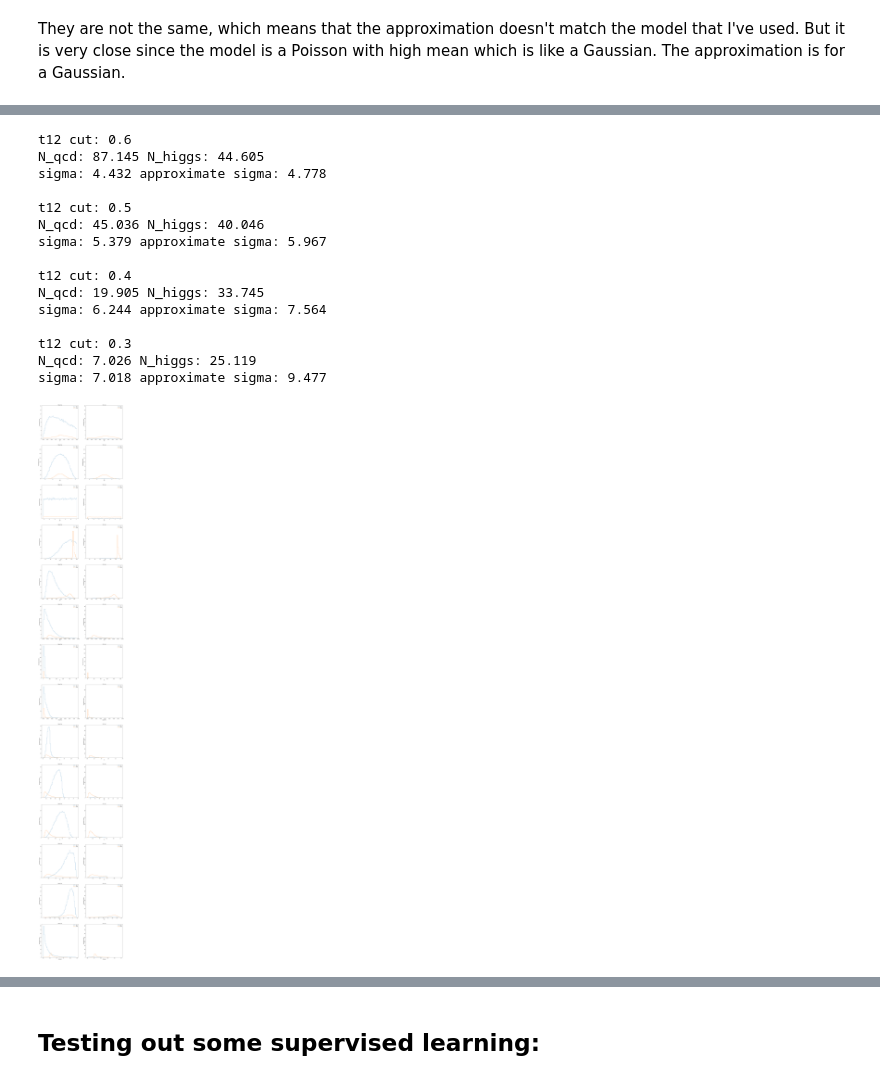
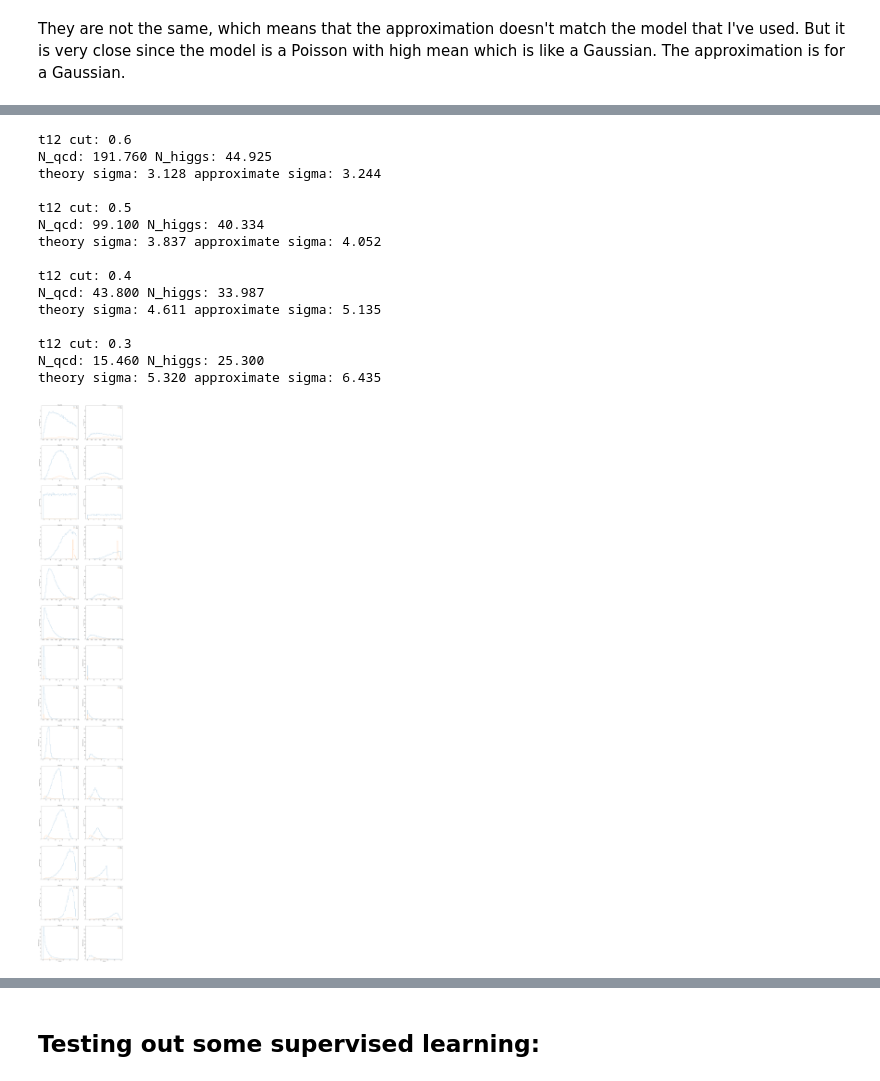
Before and after one commit to bvshih/PHYS434, a Jupyter notebook: Lab7/Lab7.ipynb, the cells around one changed output, grey strips where cells are left out. Drawn from its saved outputs; the diff is of its cells as text; code cells hidden in the pictures.

```diff
--- a/Lab7/Lab7.ipynb
+++ b/Lab7/Lab7.ipynb
@@ -57,12 +66,10 @@ for i in mass_cut:
 
     print(f'N_qcd: {n_qcd:0.3f} N_higgs: {n_higgs:0.3f}')
 
-    prob = stats.poisson.sf(n_qcd + n_higgs, n_qcd)
-    sigma = stats.norm.isf(prob)
+    theory_sigma = theory(n_qcd, n_higgs)
+    approx_sigma = approximation(n_qcd, n_higgs)
 
-    approx_sigma = n_higgs/np.sqrt(n_qcd)
-
-    print(f'sigma: {sigma:.3f} approximate sigma: {approx_sigma:.3f}\n')
+    print(f'theory sigma: {theory_sigma:.3f} approximate sigma: {approx_sigma:.3f}\n')
 # %% [output]
 mass cut: 180
 N_qcd: 1279.380 N_higgs: 50.000
@@ -94,9 +101,6 @@ normalization_qcd = 2000/len(qcd)
 
 cut_qcd = qcd[qcd['mass']<140]
 cut_higgs = higgs[higgs['mass']<140]
-
-normalization_qcd_cut = 2000/len(qcd)*len(cut_qcd)/len(qcd)
-normalization_higgs_cut = 50/len(higgs)*len(cut_higgs)/len(higgs)
 
 def get_ylims(y1, y2, y3, y4):
     all_y = np.hstack((y1, y2, y3, y4))
@@ -115,8 +119,8 @@ for i in range(len(keys)):
     hist1 = ax[i,0].hist(qcd[keys[i]], weights = np.ones(len(qcd))*normalization_qcd, bins = 50, histtype = 'step' ,label = 'QCD');
     hist2 = ax[i,0].hist(higgs[keys[i]], weights = np.ones(len(higgs))*normalization_higgs, bins = hist1[1], histtype = 'step' ,label = 'Higgs');
 
-    hist3 = ax[i,1].hist(cut_qcd[keys[i]], weights = np.ones(len(cut_qcd))*normalization_qcd_cut, bins = hist1[1], histtype = 'step' , label = 'QCD');
-    hist4 = ax[i,1].hist(cut_higgs[keys[i]], weights = np.ones(len(cut_higgs))*normalization_higgs_cut, bins = hist1[1], histtype = 'step', label = 'Higgs');
+    hist3 = ax[i,1].hist(cut_qcd[keys[i]], weights = np.ones(len(cut_qcd))*normalization_qcd, bins = hist1[1], histtype = 'step' , label = 'QCD');
+    hist4 = ax[i,1].hist(cut_higgs[keys[i]], weights = np.ones(len(cut_higgs))*normalization_higgs, bins = hist1[1], histtype = 'step', label = 'Higgs');
 
     #print(hist1[0], hist2[0], hist3[0], hist4[0])
 
@@ -140,33 +144,31 @@ for i in t21_cut:
     cut2_qcd = cut_qcd[cut_qcd['t21'] < i]
     cut2_higgs = cut_higgs[cut_higgs['t21'] < i]
 
-    n_qcd = 2000/len(qcd)*len(cut_qcd)/len(qcd)*len(cut2_qcd)
-    n_higgs = 50/len(higgs)*len(cut_higgs)/len(higgs)*len(cut2_higgs)
+    n_qcd = 2000/len(qcd)*len(cut2_qcd)
+    n_higgs = 50/len(higgs)*len(cut2_higgs)
 
     print(f'N_qcd: {n_qcd:0.3f} N_higgs: {n_higgs:0.3f}')
 
-    prob = stats.poisson.sf(n_qcd + n_higgs, n_qcd)
-    sigma = stats.norm.isf(prob)
+    theory_sigma = theory(n_qcd, n_higgs)
+    approx_sigma = approximation(n_qcd, n_higgs)
 
-    approx_sigma = n_higgs/np.sqrt(n_qcd)
-
-    print(f'sigma: {sigma:.3f} approximate sigma: {approx_sigma:.3f}\n')
+    print(f'theory sigma: {theory_sigma:.3f} approximate sigma: {approx_sigma:.3f}\n')
 # %% [output]
 t12 cut: 0.6
-N_qcd: 87.145 N_higgs: 44.605
-sigma: 4.432 approximate sigma: 4.778
+N_qcd: 191.760 N_higgs: 44.925
+theory sigma: 3.128 approximate sigma: 3.244
 
 t12 cut: 0.5
-N_qcd: 45.036 N_higgs: 40.046
-sigma: 5.379 approximate sigma: 5.967
+N_qcd: 99.100 N_higgs: 40.334
+theory sigma: 3.837 approximate sigma: 4.052
 
 t12 cut: 0.4
-N_qcd: 19.905 N_higgs: 33.745
-sigma: 6.244 approximate sigma: 7.564
+N_qcd: 43.800 N_higgs: 33.987
+theory sigma: 4.611 approximate sigma: 5.135
 
 t12 cut: 0.3
-N_qcd: 7.026 N_higgs: 25.119
-sigma: 7.018 approximate sigma: 9.477
+N_qcd: 15.460 N_higgs: 25.300
+theory sigma: 5.320 approximate sigma: 6.435
 # %%
 keys = ['pt', 'eta', 'phi', 'mass', 'ee2', 'ee3', 'd2', 'angularity', 't1',
        't2', 't3', 't21', 't32', 'KtDeltaR']
@@ -182,49 +184,43 @@ cut_higgs = higgs[higgs['mass']<140]
 
 cut2_qcd = cut_qcd[cut_qcd['t21'] < 0.6]
 cut2_higgs = cut_higgs[cut_higgs['t21'] < 0.6]
-
-normalization_qcd_cut = 2000/len(qcd)*len(cut_qcd)/len(qcd)
-normalization_higgs_cut = 50/len(higgs)*len(cut_higgs)/len(higgs)
-
-normalization_qcd_cut2 = 2000/len(qcd)*len(cut_qcd)/len(qcd)*len(cut2_qcd)/len(qcd)
-normalization_higgs_cut2 = 50/len(higgs)*len(cut_higgs)/len(higgs)*len(cut2_higgs)/len(higgs)
 
 def get_ylims(y3, y4, y5, y6):
     all_y = np.hstack((y3, y4, y5, y6))
 
     ymax = all_y.max()+5
     ymin = all_y.min()
 
     #print(all_y)
 
     return ymax, ymin
 
 fig, ax = plt.subplots(14, 2, figsize = (20,140))
 
 for i in range(len(keys)):
     #hist1 = ax[i,0].hist(qcd[keys[i]], weights = np.ones(len(qcd))*normalization_qcd, bins = 50, histtype = 'step', label = 'QCD');
     #hist2 = ax[i,0].hist(higgs[keys[i]], weights = np.ones(len(higgs))*normalization_higgs, bins = hist1[1], histtype = 'step', label = 'Higgs');
 
-    hist3 = ax[i,0].hist(cut_qcd[keys[i]], weights = np.ones(len(cut_qcd))*normalization_qcd_cut, bins = 50, histtype = 'step', label = 'QCD');
-    hist4 = ax[i,0].hist(cut_higgs[keys[i]], weights = np.ones(len(cut_higgs))*normalization_higgs_cut, bins = hist3[1], histtype = 'step', label = 'Higgs');
+    hist3 = ax[i,0].hist(cut_qcd[keys[i]], weights = np.ones(len(cut_qcd))*normalization_qcd, bins = 50, histtype = 'step', label = 'QCD');
+    hist4 = ax[i,0].hist(cut_higgs[keys[i]], weights = np.ones(len(cut_higgs))*normalization_higgs, bins = hist3[1], histtype = 'step', label = 'Higgs');
 
-    hist5 = ax[i,1].hist(cut2_qcd[keys[i]], weights = np.ones(len(cut2_qcd))*normalization_qcd_cut2, bins = hist3[1], histtype = 'step', label = 'QCD');
-    hist6 = ax[i,1].hist(cut2_higgs[keys[i]], weights = np.ones(len(cut2_higgs))*normalization_higgs_cut2, bins = hist3[1], histtype = 'step', label = 'Higgs');
+    hist5 = ax[i,1].hist(cut2_qcd[keys[i]], weights = np.ones(len(cut2_qcd))*normalization_qcd, bins = hist3[1], histtype = 'step', label = 'QCD');
+    hist6 = ax[i,1].hist(cut2_higgs[keys[i]], weights = np.ones(len(cut2_higgs))*normalization_higgs, bins = hist3[1], histtype = 'step', label = 'Higgs');
 
     #ymax, ymin = get_ylims(hist1[0], hist2[0], hist3[0], hist4[0], hist5[0], hist6[0])
     ymax, ymin = get_ylims(hist3[0], hist4[0], hist5[0], hist6[0])
 
 
     for k in range(len(title)):
         ax[i,k].set_ylim(ymin, ymax)
         ax[i,k].set_title(title[k])
         ax[i,k].set_ylabel('Normalized Counts')
         ax[i,k].set_xlabel(keys[i])
         ax[i,k].legend()
 
 plt.show()
 # %% [output]
-[figure, old version]
+[figure, new version]
 # %%
 ktdeltar_cut = [0.1, 0.2]
 
```
Also changed, not shown: parts of 7 cells of this notebook, 1 other file.
